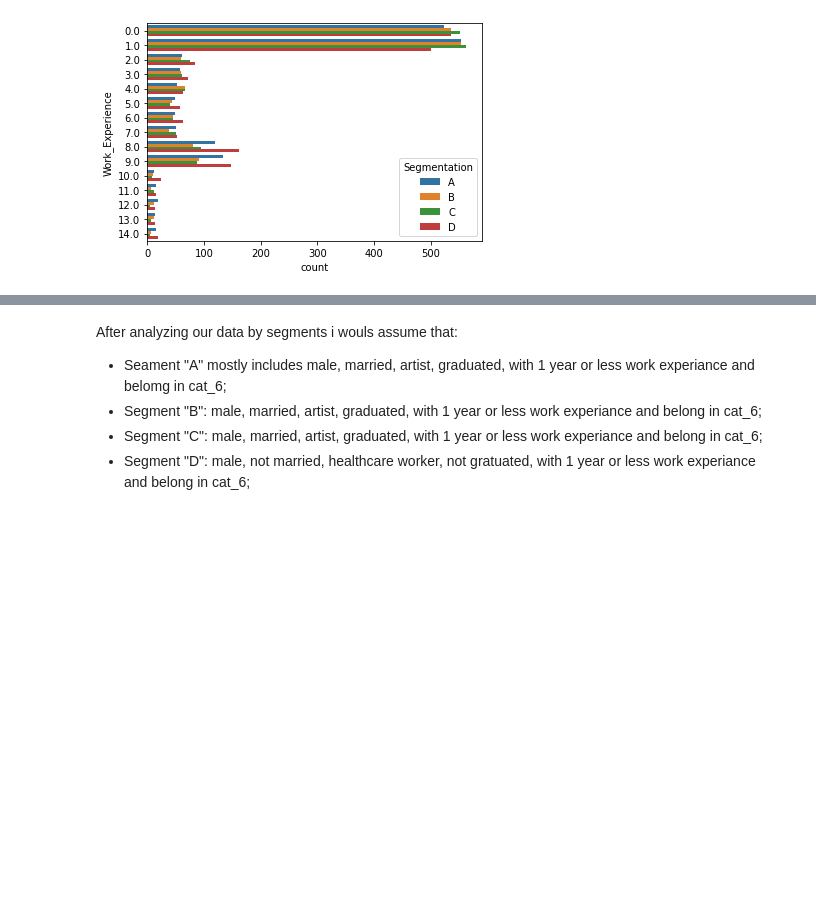
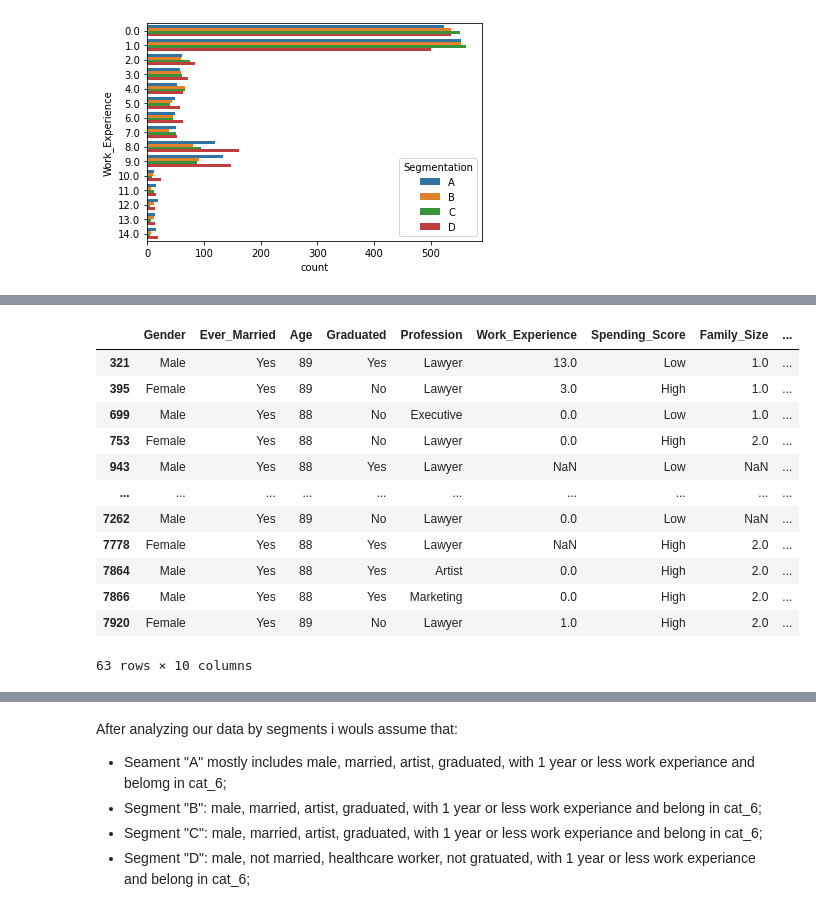
Before and after one commit to antondremak91/customer_segmentation, a Jupyter notebook: customer_segmentation.ipynb, the cells around one changed output, grey strips where cells are left out. Drawn from its saved outputs; the diff is of its cells as text; code cells hidden in the pictures; blank space fills up the shorter version.

```diff
--- a/customer_segmentation.ipynb
+++ b/customer_segmentation.ipynb
@@ -217,0 +281,18 @@ sns.countplot(y='Work_Experience', hue='Segmentation', data=df, hue_order=['A','
+# %%
+# Finding outliers
+age_outl = df[df['Age'] > 87]
+age_outl
+# %% [output]
+|  | Gender | Ever_Married | Age | Graduated | Profession | Work_Experience | Spending_Score | Family_Size | ... |
+| 321 | Male | Yes | 89 | Yes | Lawyer | 13.0 | Low | 1.0 | ... |
+| 395 | Female | Yes | 89 | No | Lawyer | 3.0 | High | 1.0 | ... |
+| 699 | Male | Yes | 88 | No | Executive | 0.0 | Low | 1.0 | ... |
+| 753 | Female | Yes | 88 | No | Lawyer | 0.0 | High | 2.0 | ... |
+| 943 | Male | Yes | 88 | Yes | Lawyer | NaN | Low | NaN | ... |
+| ... | ... | ... | ... | ... | ... | ... | ... | ... | ... |
+| 7262 | Male | Yes | 89 | No | Lawyer | 0.0 | Low | NaN | ... |
+| 7778 | Female | Yes | 88 | Yes | Lawyer | NaN | High | 2.0 | ... |
+| 7864 | Male | Yes | 88 | Yes | Artist | 0.0 | High | 2.0 | ... |
+| 7866 | Male | Yes | 88 | Yes | Marketing | 0.0 | High | 2.0 | ... |
+| 7920 | Female | Yes | 89 | No | Lawyer | 1.0 | High | 2.0 | ... |
+63 rows × 10 columns
```
Also changed, not shown: parts of 46 cells of this notebook.
